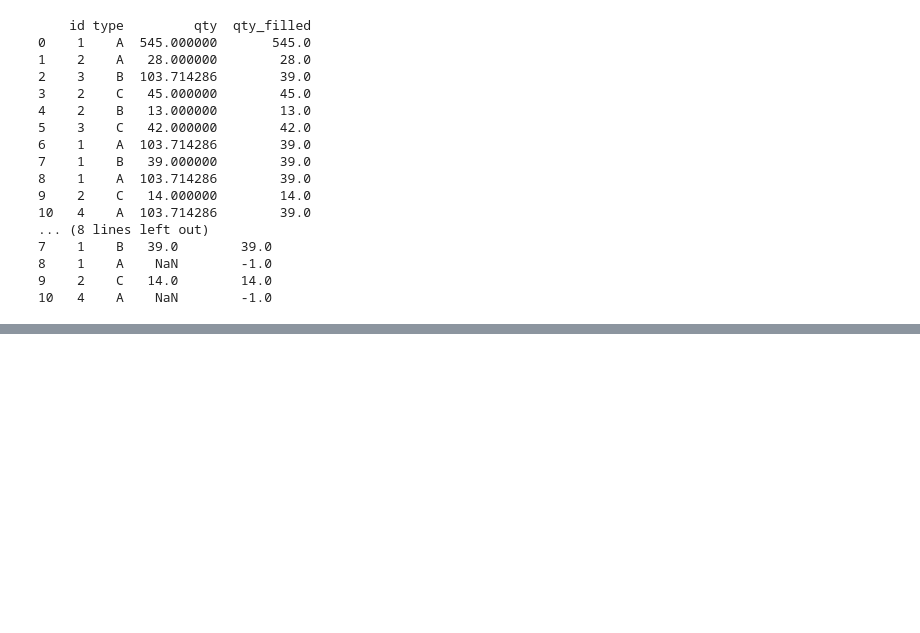
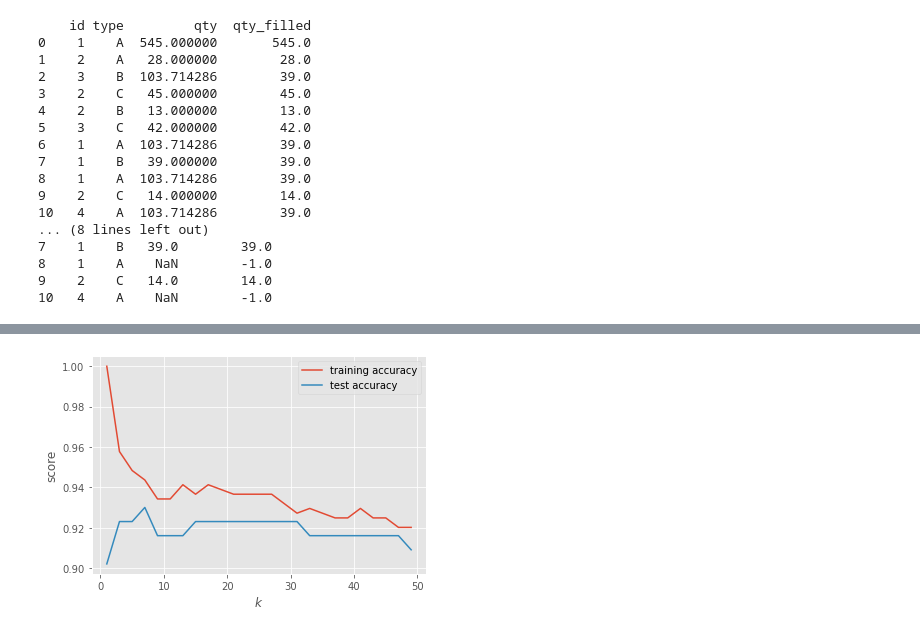
Before and after one commit to limweipin/mlpy_nov2021, a Jupyter notebook: day_1.ipynb, the cells around one changed output, grey strips where cells are left out. Cells and saved outputs as stored; diff of their text form; code cells hidden in the pictures; blank space fills up the shorter version.

```diff
--- a/day_1.ipynb
+++ b/day_1.ipynb
@@ -342,0 +465,32 @@ zope.interface                     5.3.0
+# %%
+# %load ml02_kNN_complexity.py
+from sklearn.datasets import load_breast_cancer
+from sklearn.model_selection import train_test_split as split
+from sklearn.neighbors import KNeighborsClassifier
+import matplotlib.pyplot as pl
+pl.style.use('ggplot')
+
+cancer = load_breast_cancer()
+X_train, X_test, y_train, y_test = split(
+    cancer.data, cancer.target,
+    stratify=cancer.target, random_state=66)
+
+train_acc   = []
+test_acc    = []
+k_neighbors = range(1, 50, 2)
+
+for k in k_neighbors:
+    clf = KNeighborsClassifier(n_neighbors=k)
+    clf.fit(X_train, y_train)
+    train_acc.append( clf.score(X_train, y_train) )
+    test_acc.append(  clf.score(X_test,  y_test ) )
+
+pl.plot(k_neighbors, train_acc)
+pl.plot(k_neighbors, test_acc)
+pl.xlabel(r'$k$')
+pl.ylabel('score')
+pl.legend(['training accuracy', 'test accuracy'])
+pl.savefig('fig/02_binary_data_kNN_complexity.png')
+pl.show()
+# %% [output]
+[figure, added]
```
Also changed, not shown: parts of 6 cells of this notebook.
